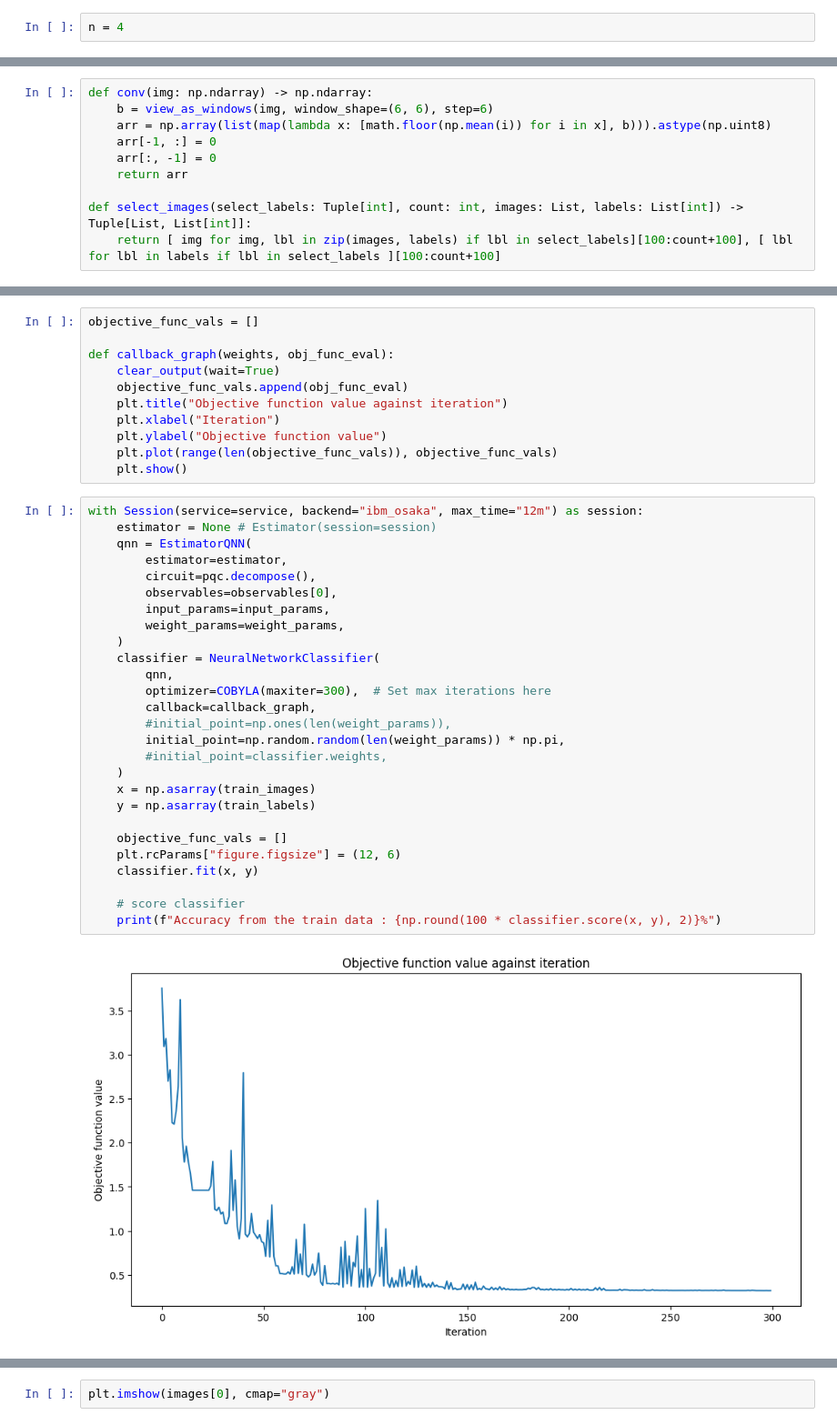
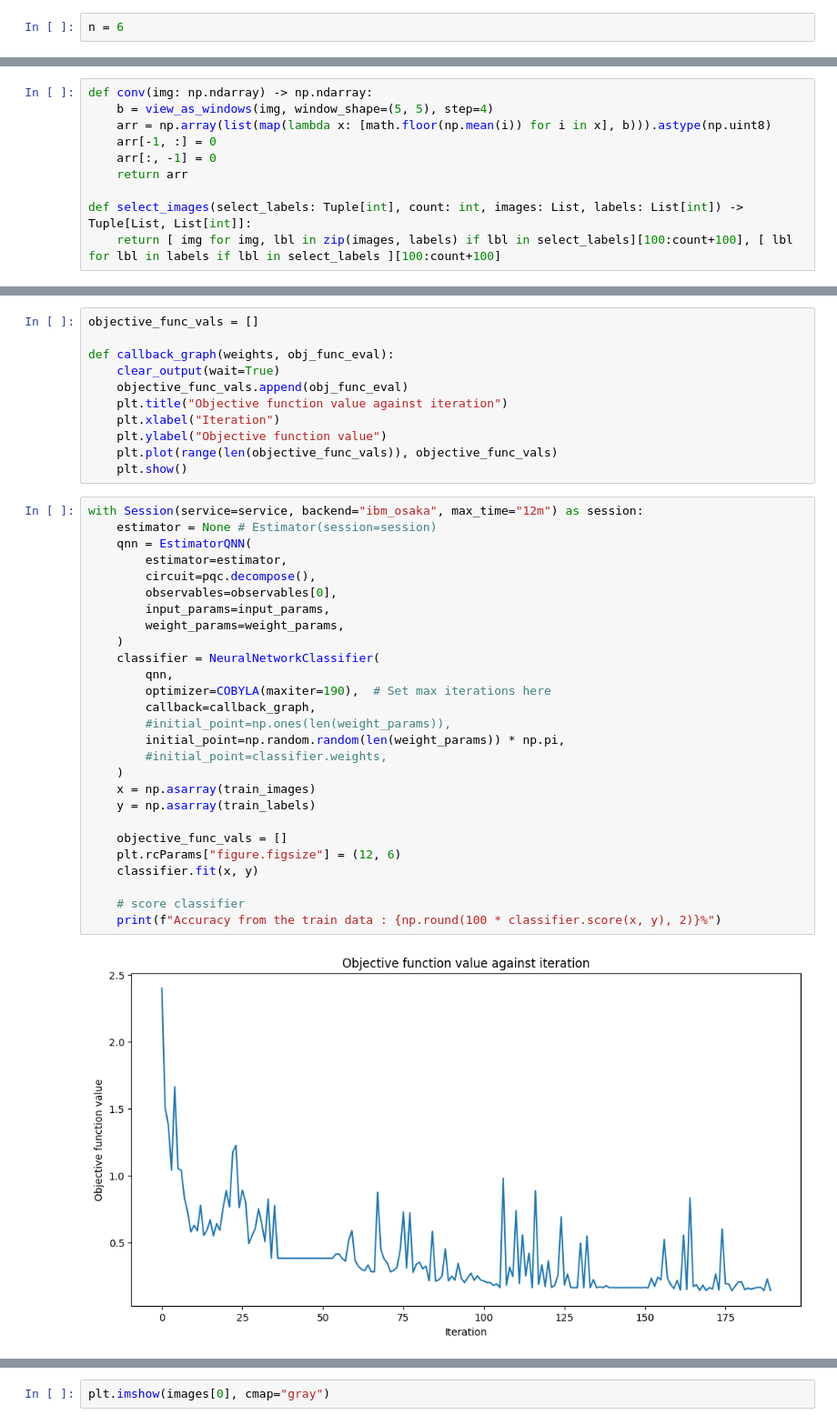
Before and after one commit to quantotto/qida, a Jupyter notebook: multi_body_image.ipynb, the cells around one changed output, grey strips where cells are left out. Shown: that part at 91% size. Saved outputs shown, nothing was run; the diff lists cells and outputs as text.

```diff
--- a/multi_body_image.ipynb
+++ b/multi_body_image.ipynb
@@ -26,5 +33,5 @@ except Exception:
 # %%
-n = 4
+n = 6
 # %%
 def to_bin_digits(num, digits) -> List[int]:
     return [int(b) for b in f"{num:0{digits}b}"]
@@ -103,7 +110,7 @@ def reshape_and_rescale(img):
     return list(map(scale_parameter, img.reshape((img.shape[0] * img.shape[1],))))
 # %%
 def conv(img: np.ndarray) -> np.ndarray:
-    b = view_as_windows(img, window_shape=(6, 6), step=6)
+    b = view_as_windows(img, window_shape=(5, 5), step=4)
     arr = np.array(list(map(lambda x: [math.floor(np.mean(i)) for i in x], b))).astype(np.uint8)
     arr[-1, :] = 0
     arr[:, -1] = 0
@@ -264,29 +285,29 @@ def callback_graph(weights, obj_func_eval):
 # %%
 with Session(service=service, backend="ibm_osaka", max_time="12m") as session:
     estimator = None # Estimator(session=session)
     qnn = EstimatorQNN(
         estimator=estimator,
         circuit=pqc.decompose(),
         observables=observables[0],
         input_params=input_params,
         weight_params=weight_params,
     )
     classifier = NeuralNetworkClassifier(
         qnn,
-        optimizer=COBYLA(maxiter=300),  # Set max iterations here
+        optimizer=COBYLA(maxiter=190),  # Set max iterations here
         callback=callback_graph,
         #initial_point=np.ones(len(weight_params)),
         initial_point=np.random.random(len(weight_params)) * np.pi,
         #initial_point=classifier.weights,
     )
     x = np.asarray(train_images)
     y = np.asarray(train_labels)
 
     objective_func_vals = []
     plt.rcParams["figure.figsize"] = (12, 6)
     classifier.fit(x, y)
 
     # score classifier
     print(f"Accuracy from the train data : {np.round(100 * classifier.score(x, y), 2)}%")
 # %% [output]
-[figure, old version]
+[figure, new version]
```
Also changed, not shown: parts of 11 cells of this notebook.
